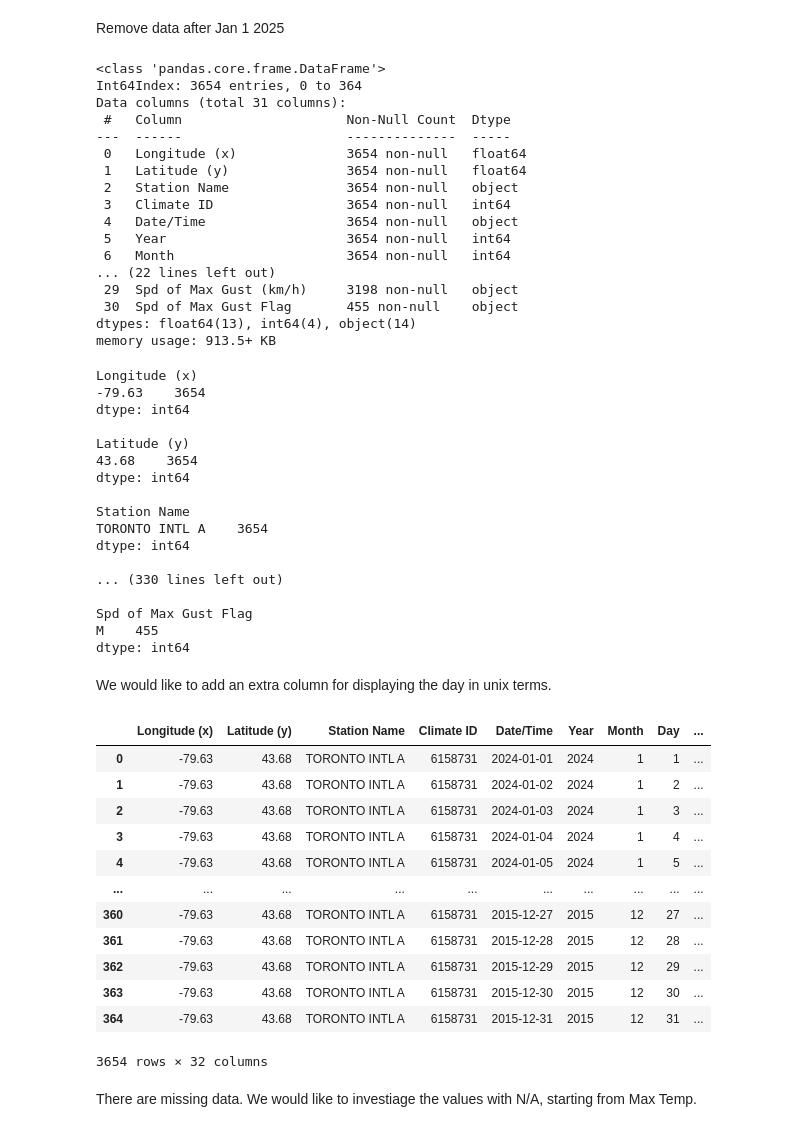
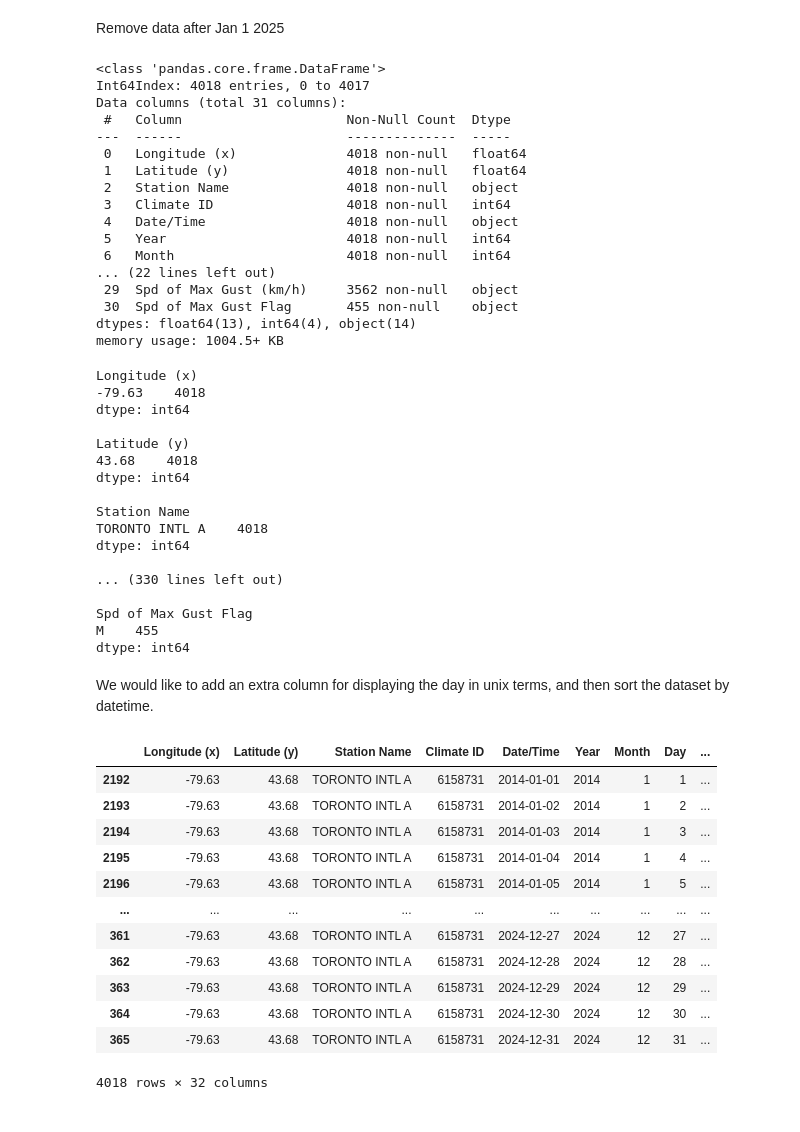
Before and after one commit to ansonkwokys/toronto-vehicle-collision-analysis, a Jupyter notebook: etl/daily-weather-dataset-etl.ipynb, the cells around one changed output. Saved outputs shown, nothing was run; the diff lists cells and outputs as text; code cells hidden in the pictures.

Commit message:
change name of directory and rearrange the dataset by date

```diff
--- a/etl/daily-weather-dataset-etl.ipynb
+++ b/etl/daily-weather-dataset-etl.ipynb
@@ -7,11 +7,12 @@ pd.set_option('display.max_columns', None)
 import os
 # %%
 daily_weather_df_array = []
-for file in os.listdir("../toronto-weather-datasets-daily-2014-2025"):
+for file in os.listdir("../toronto-weather-datasets-daily-2014-2024"):
     if file.endswith(".csv"):
-        df = pd.read_csv(f"../toronto-weather-datasets-daily-2014-2025/{file}")
+        df = pd.read_csv(f"../toronto-weather-datasets-daily-2014-2024/{file}")
         daily_weather_df_array.append(df)
 daily_weather_df = pd.concat(daily_weather_df_array)
+daily_weather_df = daily_weather_df.reset_index(drop=True)
 daily_weather_df
 # %% [output]
 |  | Longitude (x) | Latitude (y) | Station Name | Climate ID | Date/Time | Year | Month | Day | ... |
@@ -55,22 +56,22 @@ daily_weather_df = daily_weather_df[(daily_weather_df["Year"] != 2025) | ((daily
 daily_weather_df.info()
 # %% [output]
 <class 'pandas.core.frame.DataFrame'>
-Int64Index: 3654 entries, 0 to 364
+Int64Index: 4018 entries, 0 to 4017
 Data columns (total 31 columns):
  #   Column                     Non-Null Count  Dtype
 ---  ------                     --------------  -----
- 0   Longitude (x)              3654 non-null   float64
- 1   Latitude (y)               3654 non-null   float64
- 2   Station Name               3654 non-null   object
- 3   Climate ID                 3654 non-null   int64
- 4   Date/Time                  3654 non-null   object
- 5   Year                       3654 non-null   int64
- 6   Month                      3654 non-null   int64
+ 0   Longitude (x)              4018 non-null   float64
+ 1   Latitude (y)               4018 non-null   float64
+ 2   Station Name               4018 non-null   object
+ 3   Climate ID                 4018 non-null   int64
+ 4   Date/Time                  4018 non-null   object
+ 5   Year                       4018 non-null   int64
+ 6   Month                      4018 non-null   int64
 ... (22 lines left out)
- 29  Spd of Max Gust (km/h)     3198 non-null   object
+ 29  Spd of Max Gust (km/h)     3562 non-null   object
  30  Spd of Max Gust Flag       455 non-null    object
 dtypes: float64(13), int64(4), object(14)
-memory usage: 913.5+ KB
+memory usage: 1004.5+ KB
 # %%
 def list_all_column_values(df):
     for column_name, column in df.items():
@@ -80,15 +81,15 @@ def list_all_column_values(df):
 list_all_column_values(daily_weather_df)
 # %% [output]
 Longitude (x)
--79.63    3654
+-79.63    4018
 dtype: int64
 
 Latitude (y)
-43.68    3654
+43.68    4018
 dtype: int64
 
 Station Name
-TORONTO INTL A    3654
+TORONTO INTL A    4018
 dtype: int64
 
 ... (330 lines left out)
@@ -97,25 +98,24 @@ Spd of Max Gust Flag
 M    455
 dtype: int64
 # %% [markdown]
-We would like to add an extra column for displaying the day in unix terms.
+We would like to add an extra column for displaying the day in unix terms, and then sort the dataset by datetime.
 # %%
 from datetime import datetime
 daily_weather_df["Datetime"] = 0
-daily_weather_df["Datetime"] = df.apply(lambda row: int(datetime(row.Year, row.Month, row.Day, 0, 0, 0).timestamp() * 1000), axis=1)
+daily_weather_df["Datetime"] = daily_weather_df.apply(lambda row: int(datetime(row.Year, row.Month, row.Day, 0, 0, 0).timestamp() * 1000), axis=1)
+daily_weather_df.sort_values(by=['Datetime'], inplace=True)
 daily_weather_df
 # %% [output]
 |  | Longitude (x) | Latitude (y) | Station Name | Climate ID | Date/Time | Year | Month | Day | ... |
-| 0 | -79.63 | 43.68 | TORONTO INTL A | 6158731 | 2024-01-01 | 2024 | 1 | 1 | ... |
-| 1 | -79.63 | 43.68 | TORONTO INTL A | 6158731 | 2024-01-02 | 2024 | 1 | 2 | ... |
-| 2 | -79.63 | 43.68 | TORONTO INTL A | 6158731 | 2024-01-03 | 2024 | 1 | 3 | ... |
-| 3 | -79.63 | 43.68 | TORONTO INTL A | 6158731 | 2024-01-04 | 2024 | 1 | 4 | ... |
-| 4 | -79.63 | 43.68 | TORONTO INTL A | 6158731 | 2024-01-05 | 2024 | 1 | 5 | ... |
+| 2192 | -79.63 | 43.68 | TORONTO INTL A | 6158731 | 2014-01-01 | 2014 | 1 | 1 | ... |
+| 2193 | -79.63 | 43.68 | TORONTO INTL A | 6158731 | 2014-01-02 | 2014 | 1 | 2 | ... |
+| 2194 | -79.63 | 43.68 | TORONTO INTL A | 6158731 | 2014-01-03 | 2014 | 1 | 3 | ... |
+| 2195 | -79.63 | 43.68 | TORONTO INTL A | 6158731 | 2014-01-04 | 2014 | 1 | 4 | ... |
+| 2196 | -79.63 | 43.68 | TORONTO INTL A | 6158731 | 2014-01-05 | 2014 | 1 | 5 | ... |
 | ... | ... | ... | ... | ... | ... | ... | ... | ... | ... |
-| 360 | -79.63 | 43.68 | TORONTO INTL A | 6158731 | 2015-12-27 | 2015 | 12 | 27 | ... |
-| 361 | -79.63 | 43.68 | TORONTO INTL A | 6158731 | 2015-12-28 | 2015 | 12 | 28 | ... |
-| 362 | -79.63 | 43.68 | TORONTO INTL A | 6158731 | 2015-12-29 | 2015 | 12 | 29 | ... |
-| 363 | -79.63 | 43.68 | TORONTO INTL A | 6158731 | 2015-12-30 | 2015 | 12 | 30 | ... |
-| 364 | -79.63 | 43.68 | TORONTO INTL A | 6158731 | 2015-12-31 | 2015 | 12 | 31 | ... |
+| 361 | -79.63 | 43.68 | TORONTO INTL A | 6158731 | 2024-12-27 | 2024 | 12 | 27 | ... |
+| 362 | -79.63 | 43.68 | TORONTO INTL A | 6158731 | 2024-12-28 | 2024 | 12 | 28 | ... |
+| 363 | -79.63 | 43.68 | TORONTO INTL A | 6158731 | 2024-12-29 | 2024 | 12 | 29 | ... |
+| 364 | -79.63 | 43.68 | TORONTO INTL A | 6158731 | 2024-12-30 | 2024 | 12 | 30 | ... |
+| 365 | -79.63 | 43.68 | TORONTO INTL A | 6158731 | 2024-12-31 | 2024 | 12 | 31 | ... |
-3654 rows × 32 columns
+4018 rows × 32 columns
-# %% [markdown]
-There are missing data. We would like to investiage the values with N/A, starting from Max Temp.
```
Also changed, not shown: parts of 3 cells of this notebook.
